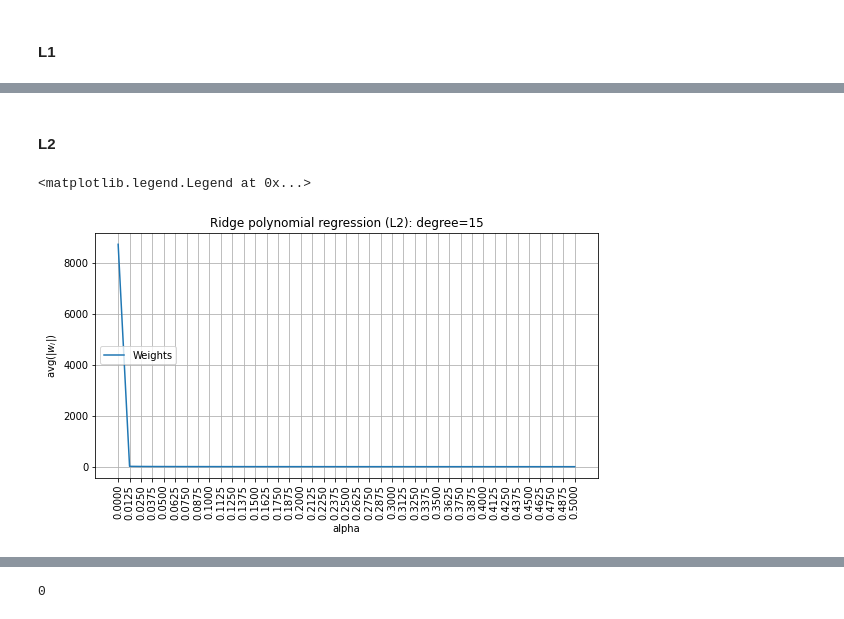
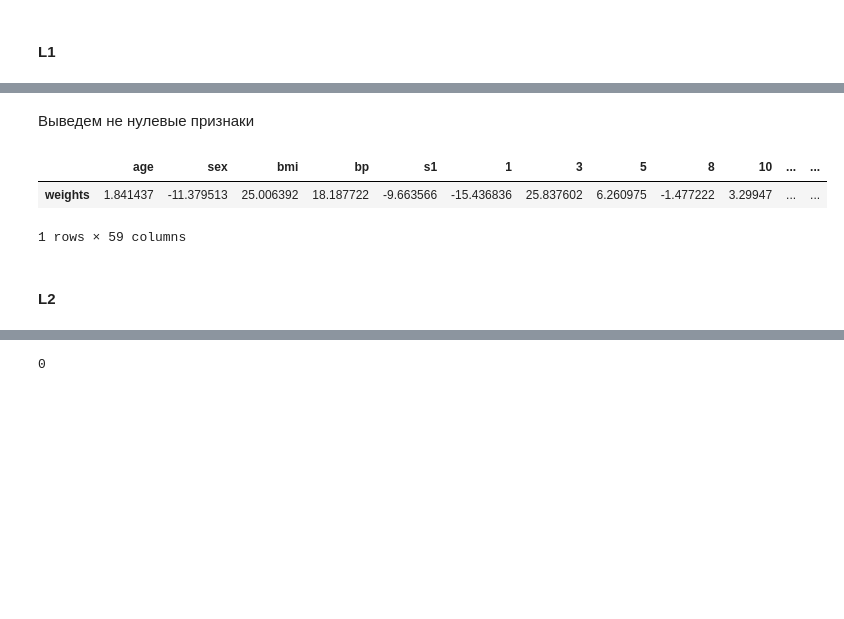
Before and after one commit to niksonnn/rss, a Jupyter notebook: overfitting_regularization.ipynb, the cells around one changed output, grey strips where cells are left out. Cells and saved outputs as stored; diff of their text form; code cells hidden in the pictures; blank space fills up the shorter version.

```diff
--- a/overfitting_regularization.ipynb
+++ b/overfitting_regularization.ipynb
@@ -647,14 +508,12 @@ X_train.shape[1] - (model['reg'].coef_ ==0).sum()
+# %% [markdown]
+Выведем не нулевые признаки
+# %%
+weights_df = pd.DataFrame(data={'weights': model['reg'].coef_},
+                      index=X.columns)
+weights_df[weights_df['weights'] != 0].T
+# %% [output]
+|  | age | sex | bmi | bp | s1 | 1 | 3 | 5 | 8 | 10 | ... | ... |
+| weights | 1.841437 | -11.379513 | 25.006392 | 18.187722 | -9.663566 | -15.436836 | 25.837602 | 6.260975 | -1.477222 | 3.29947 | ... | ... |
+1 rows × 59 columns
 # %% [markdown]
 #### L2
-# %%
-plt.figure(figsize=(9, 4.5))
-plt.plot(ALPHAS, avg_coef_l2, label='Weights')
-plt.title('Ridge polynomial regression (L2): degree=15')
-plt.xlabel('alpha')
-plt.ylabel('avg(|$w_i$|)')
-plt.grid(True)
-plt.xticks(ALPHAS, rotation='vertical')
-plt.legend(loc='center left')
-# %% [output]
-<matplotlib.legend.Legend at 0x...>
-[figure, removed]
```
Also changed, not shown: parts of 31 cells of this notebook.
